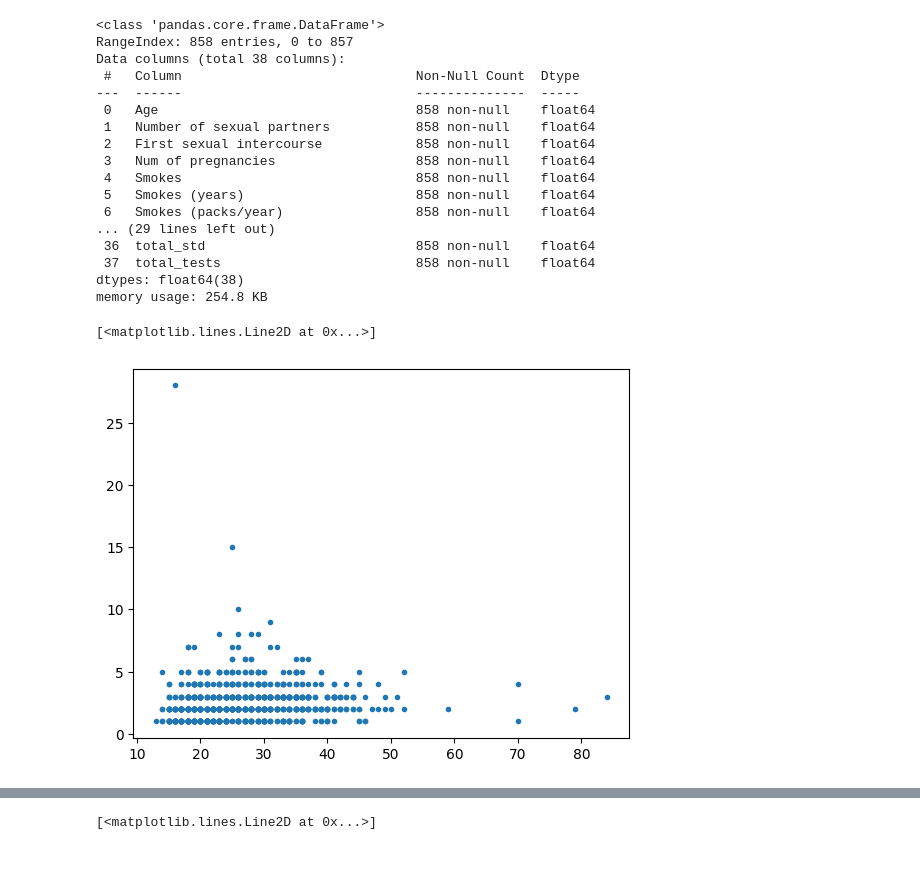
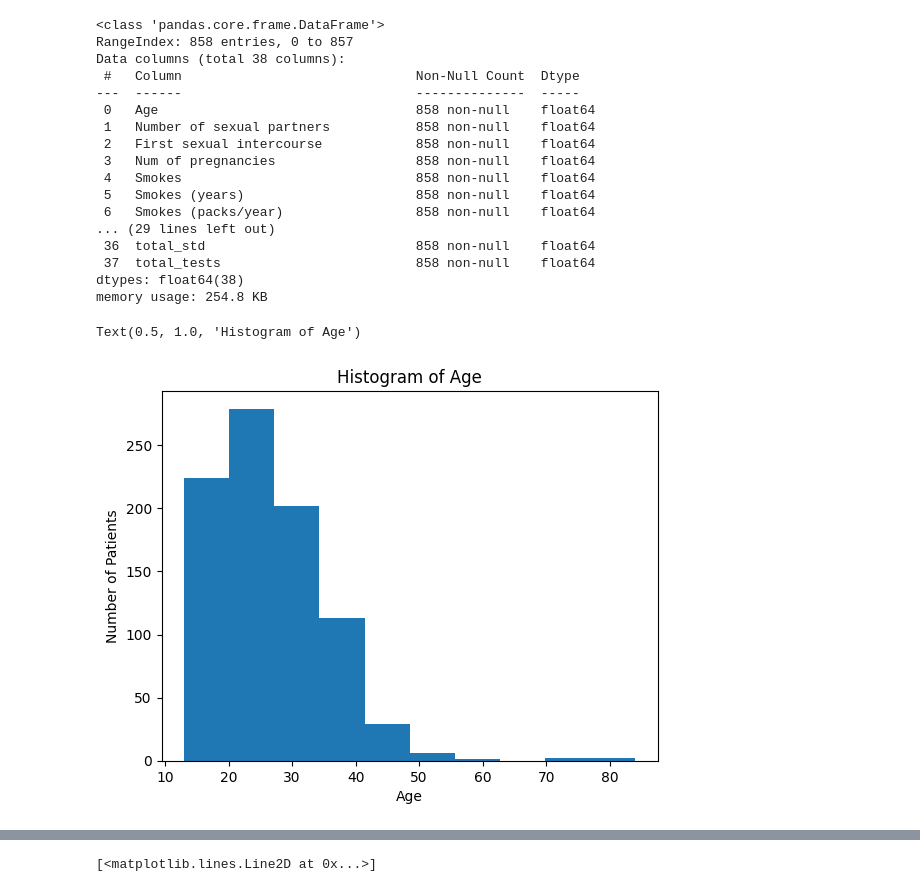
Before and after one commit to erinmcmahon26/Cervical_Cancer_Risk_Assessment, a Jupyter notebook: RiskFactorEDA.ipynb, the cells around one changed output, grey strips where cells are left out. Saved outputs shown, nothing was run; the diff lists cells and outputs as text; code cells hidden in the pictures; blank space fills up the shorter version.

Commit message:
Correlation + histogram

```diff
--- a/RiskFactorEDA.ipynb
+++ b/RiskFactorEDA.ipynb
@@ -151,8 +151,11 @@ df.rename({
            },
           axis=1,
           inplace=True)
-# %%
-plt.plot(np.array(df['age']),np.array(df['num_sex_partners']),'.')
-# %% [output]
-[<matplotlib.lines.Line2D at 0x...>]
-[figure, removed]
+# %%
+plt.hist(np.array(df['age']))
+plt.xlabel("Age")
+plt.ylabel("Number of Patients")
+plt.title("Histogram of Age")
+# %% [output]
+Text(0.5, 1.0, 'Histogram of Age')
+[figure, added]
```
Also changed, not shown: parts of 2 cells of this notebook.
